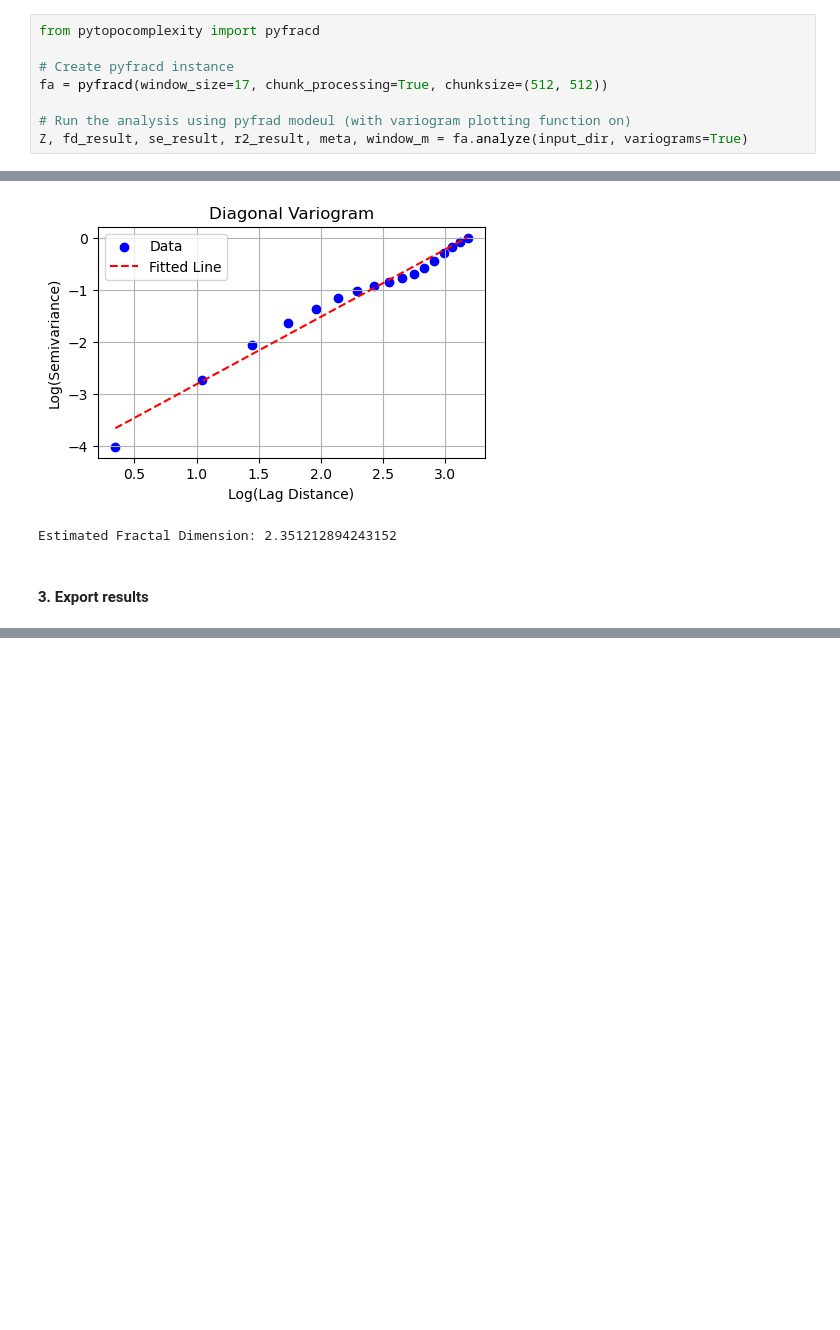
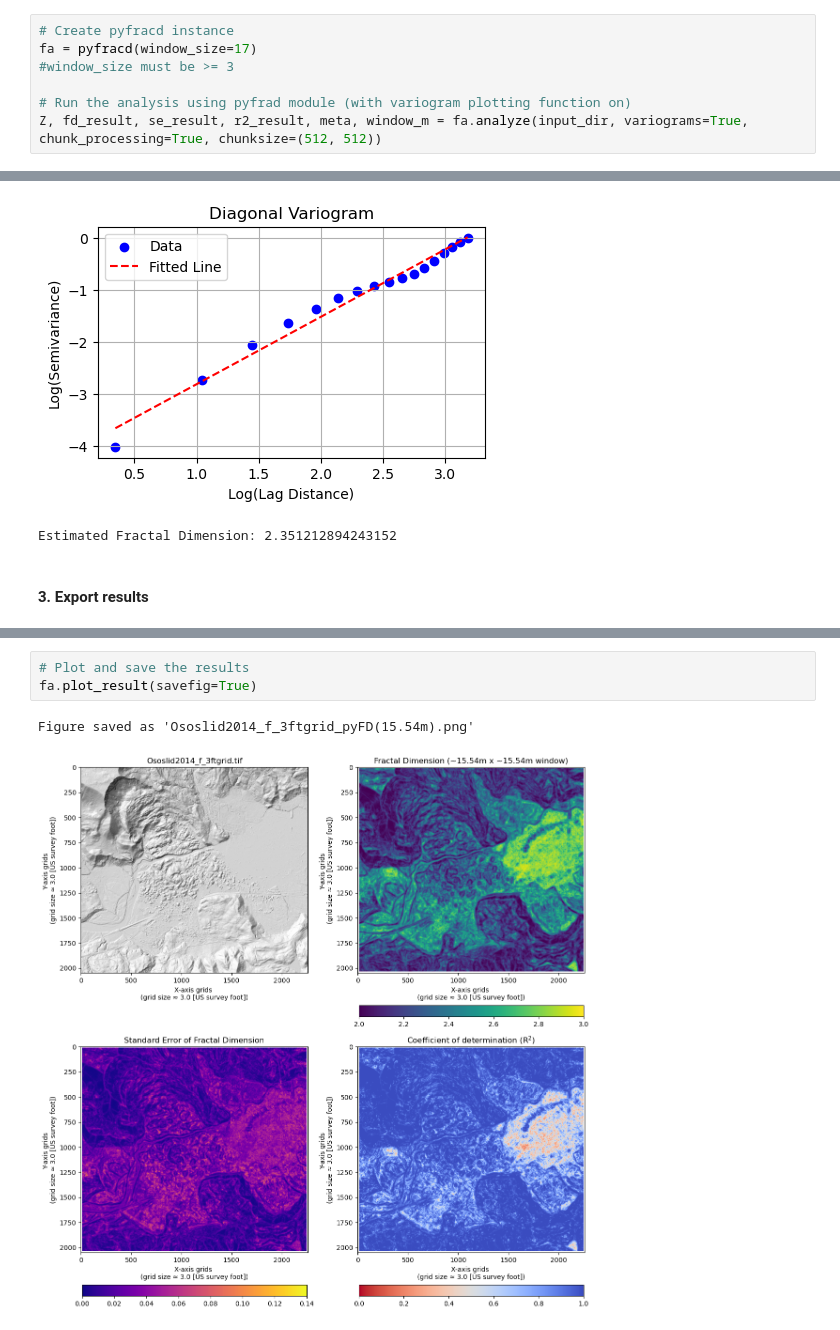
Before and after one commit to GeoLarryLai/pyTopoComplexity, a Jupyter notebook: example/pyfracd_example.ipynb, the cells around one changed output, grey strips where cells are left out. Cells and saved outputs as stored; diff of their text form; blank space fills up the shorter version.

```diff
--- a/example/pyfracd_example.ipynb
+++ b/example/pyfracd_example.ipynb
@@ -82,11 +86,10 @@ input_dir = os.path.join(base_dir, input_file)
 
 In the pyfracd class, the `window_size` parameter sets the number of lags (how big of the moving window)) used to calculate fractal dimensions. The number of lags is related to the scale of geomorphic complexity in analysis. A bigger window can take longer for the computer to calculate. User may turn on the `chunk_processing` function to shorten the processing time (it is on by default).
 # %%
-from pytopocomplexity import pyfracd
+# Create pyfracd instance
+fa = pyfracd(window_size=17)
+#window_size must be >= 3
 
-# Create pyfracd instance
-fa = pyfracd(window_size=17, chunk_processing=True, chunksize=(512, 512))
-
-# Run the analysis using pyfrad modeul (with variogram plotting function on)
-Z, fd_result, se_result, r2_result, meta, window_m = fa.analyze(input_dir, variograms=True)
+# Run the analysis using pyfrad module (with variogram plotting function on)
+Z, fd_result, se_result, r2_result, meta, window_m = fa.analyze(input_dir, variograms=True, chunk_processing=True, chunksize=(512, 512))
 # %% [output]
@@ -184,0 +137,6 @@ plt.show()
+# %%
+# Plot and save the results
+fa.plot_result(savefig=True)
+# %% [output]
+Figure saved as 'Ososlid2014_f_3ftgrid_pyFD(15.54m).png'
+[figure, added]
```
Also changed, not shown: parts of 8 cells of this notebook, 3 other files.
